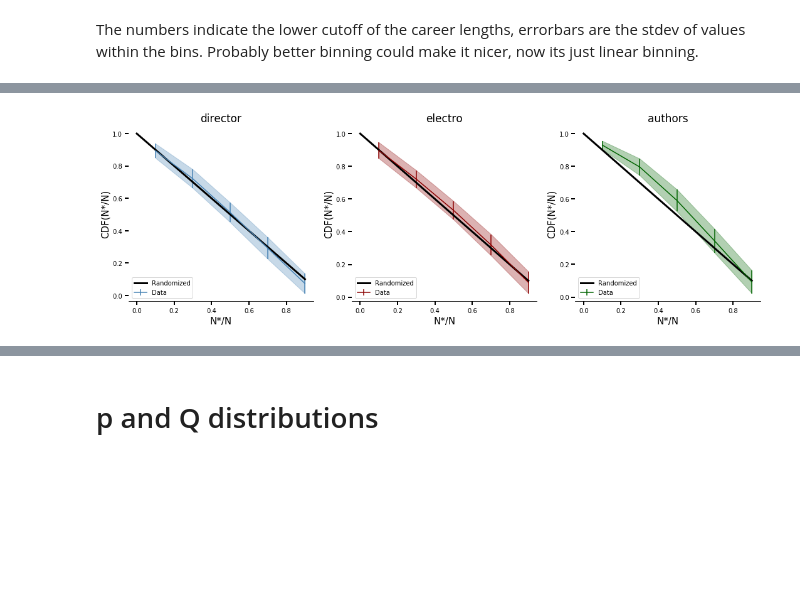
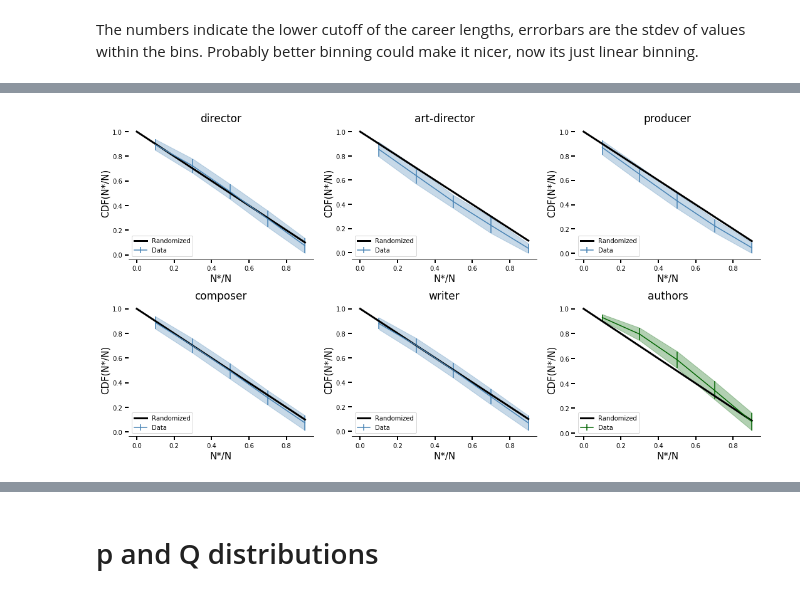
Before and after one commit to milanjanosov/success_engine, a Jupyter notebook: QMODELNEW/FinalPlots.ipynb, the cells around one changed output, grey strips where cells are left out. Saved outputs shown, nothing was run; the diff lists cells and outputs as text; code cells hidden in the pictures; blank space fills up the shorter version.

```diff
--- a/QMODELNEW/FinalPlots.ipynb
+++ b/QMODELNEW/FinalPlots.ipynb
@@ -131,49 +118,0 @@ ValueError: invalid literal for float(): 0.09998375757013249    0.92966368628677
-# %%
-def get_N_star_N_plot_new(field, ax, color):
-
-    xx, yy, yerr = zip(*[ (float(fff) for fff in line.strip().split('\t')) for line in open('DataToPlot/2_N_Nstar/' + field + '_NNstar_data.dat' )])
-
-
-
-    x = np.arange(0,1, 0.1)
-    ax.plot(x,[1.0 -  xi for xi in x], color ='k', linewidth = 3, alpha = 1.0, label= 'Randomized')
-
-    ax.errorbar(xx, yy, yerr = yerr, color = color, label = 'Data')
-    ax.fill_between(xx, np.asarray(yy)- np.asarray(yerr), np.asarray(yy) + np.asarray(yerr), color = color, alpha = 0.3)
-
-    ax.set_title(field, fontsize = 17)
-
-    ax.set_ylabel('CDF(N*/N)', fontsize = 15)
-    ax.set_xlabel('N*/N', fontsize = 15)
-
-    for pos in ['right', 'top', 'left']:
-        ax.spines[pos].set_edgecolor('white')
-
-    ax.tick_params(axis='x', length=6, width=2, colors='black')
-    ax.tick_params(axis='y', length=6, width=2, colors='black')
-    ax.legend(loc = 'lower left', fontsize = 10)
-
-
-
-
-
-
-
-
-
-
-
-
-
-f, ax = plt.subplots(1,3, figsize = (15,5))
-
-get_N_star_N_plot_new('director',     ax[0], 'steelblue')
-get_N_star_N_plot_new('electro',      ax[1], 'darkred')
-get_N_star_N_plot_new('authors',  ax[2], 'darkgreen')
-
-
-plt.tight_layout()
-
-plt.savefig('../../../../Dropbox/Artisic_careers_paper/text/Figures/F2.png')
-# %% [output]
-[figure, removed]
@@ -200,0 +119,16 @@ plt.tight_layout()
+# %%
+f, ax = plt.subplots(2,3, figsize = (15,8))
+
+get_N_star_N_plot_new('director',      ax[0,0], 'steelblue')
+get_N_star_N_plot_new('art-director',  ax[0,1], 'steelblue')
+get_N_star_N_plot_new('producer',      ax[0,2], 'steelblue')
+get_N_star_N_plot_new('composer',      ax[1,0], 'steelblue')
+get_N_star_N_plot_new('writer',        ax[1,1], 'steelblue')
+get_N_star_N_plot_new('authors',       ax[1,2], 'darkgreen')
+
+
+plt.tight_layout()
+
+plt.savefig('../../../../Dropbox/Artisic_careers_paper/text/Figures/S2a.png')
+# %% [output]
+[figure, added]
```
Also changed, not shown: parts of 6 cells of this notebook.
